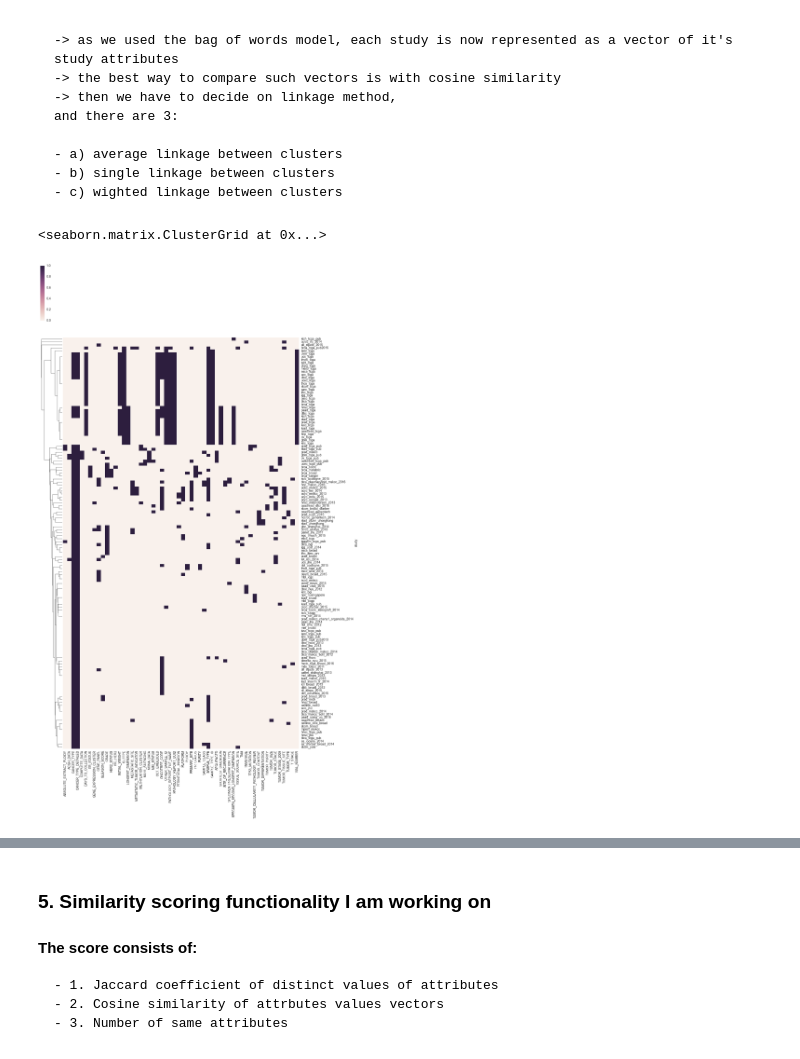
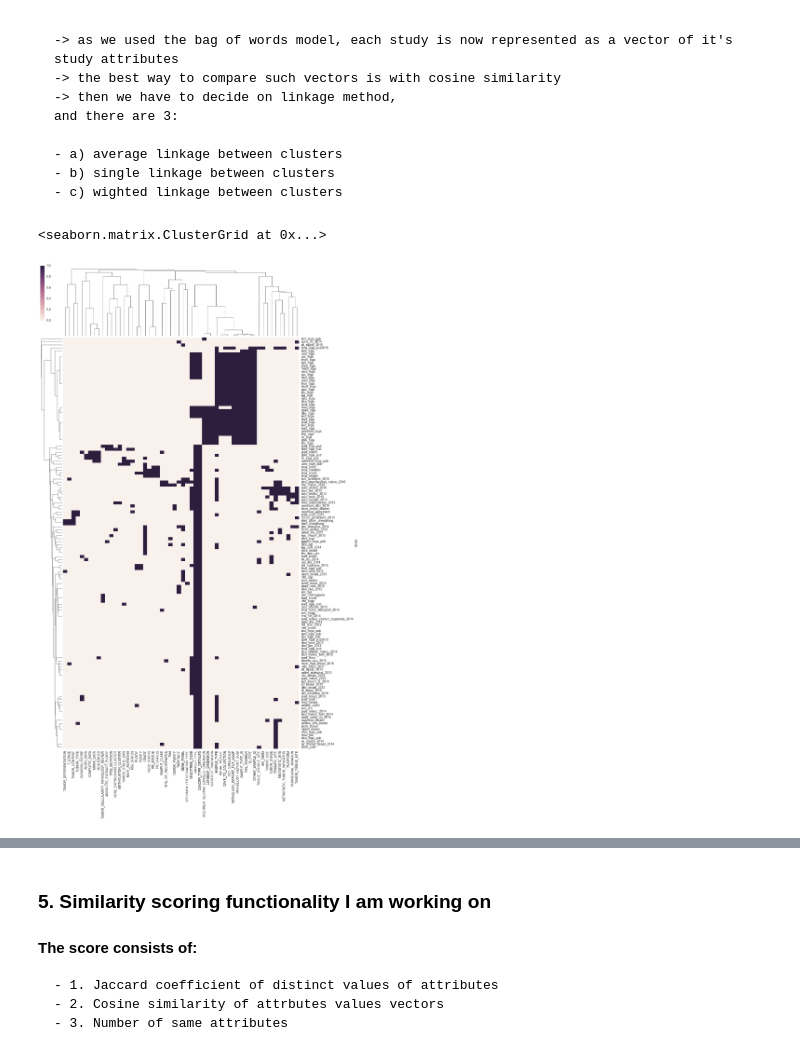
Before and after one commit to dorianbg/cBioPortal-advanced-data-analysis, a Jupyter notebook: cBioPortal_Data_Analysis.ipynb, the cells around one changed output, grey strips where cells are left out. Drawn from its saved outputs; the diff is of its cells as text; code cells hidden in the pictures.

```diff
--- a/cBioPortal_Data_Analysis.ipynb
+++ b/cBioPortal_Data_Analysis.ipynb
@@ -137,8 +137,8 @@ df3.drop([col for col, val in df3.sum().iteritems() if val < 3], axis=1, inplace
     - b) single linkage between clusters
     - c) wighted linkage between clusters
 # %%
-sns.clustermap(df3, method='average', metric = 'cosine', col_cluster=False, figsize=(15, 28))
+sns.clustermap(df3, method='average', metric = 'cosine', figsize=(15, 28))
 # %% [output]
 <seaborn.matrix.ClusterGrid at 0x...>
-[figure, old version]
+[figure, new version]
 # %%
```
Also changed, not shown: parts of 2 cells of this notebook.
